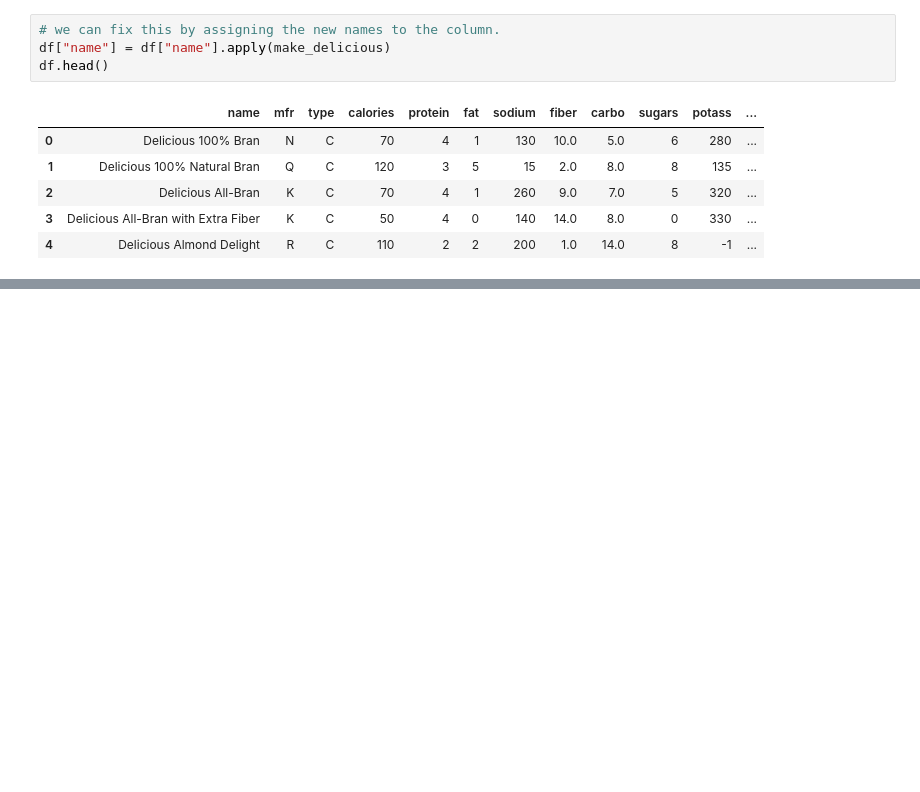
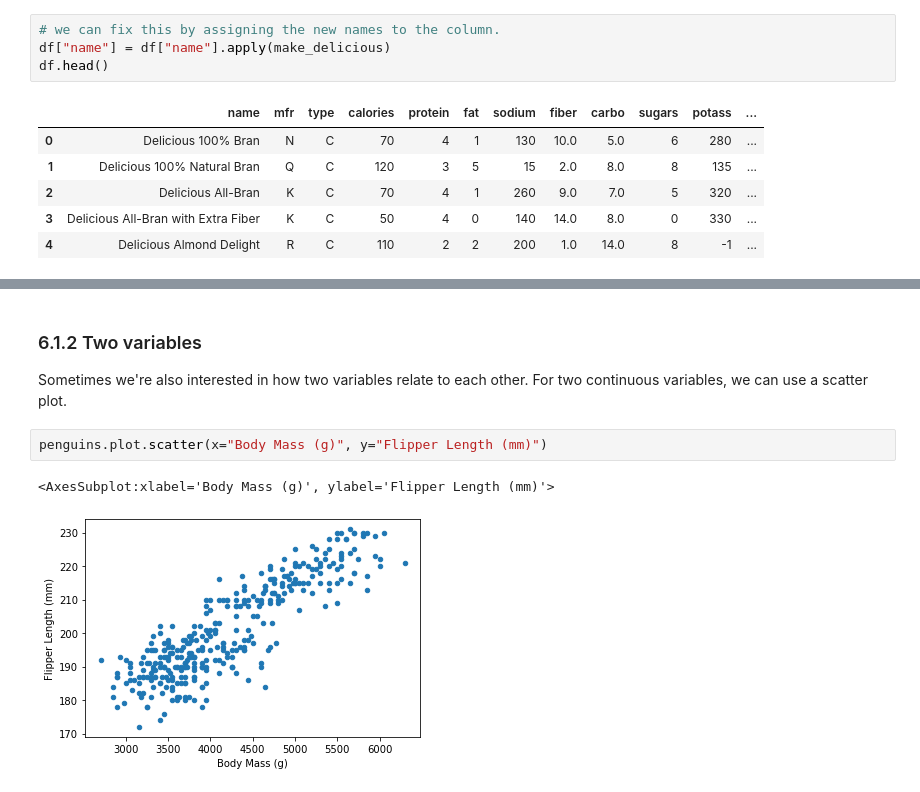
Before and after one commit to MichiganDataScienceTeam/MDST-Onboarding, a Jupyter notebook: tutorial1/tutorial1.ipynb, the cells around one changed output, grey strips where cells are left out. Saved outputs shown, nothing was run; the diff lists cells and outputs as text; blank space fills up the shorter version.

```diff
--- a/tutorial1/tutorial1.ipynb
+++ b/tutorial1/tutorial1.ipynb
@@ -980,0 +1052,9 @@ df.head()
+# %% [markdown]
+### 6.1.2 Two variables
+
+Sometimes we're also interested in how two variables relate to each other. For two continuous variables, we can use a scatter plot.
+# %%
+penguins.plot.scatter(x="Body Mass (g)", y="Flipper Length (mm)")
+# %% [output]
+<AxesSubplot:xlabel='Body Mass (g)', ylabel='Flipper Length (mm)'>
+[figure, added]
```
Also changed, not shown: parts of 68 cells of this notebook, 13 other files.
